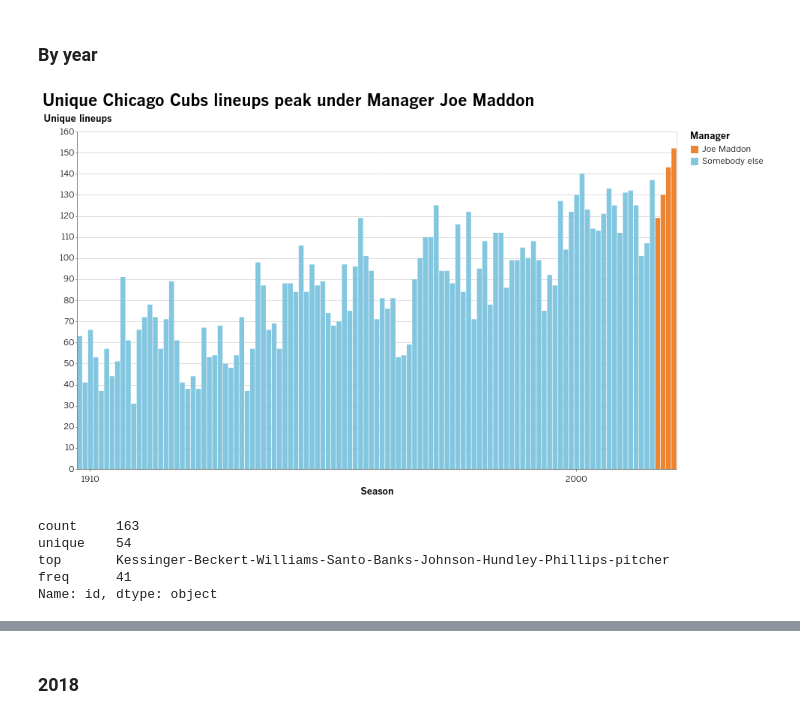
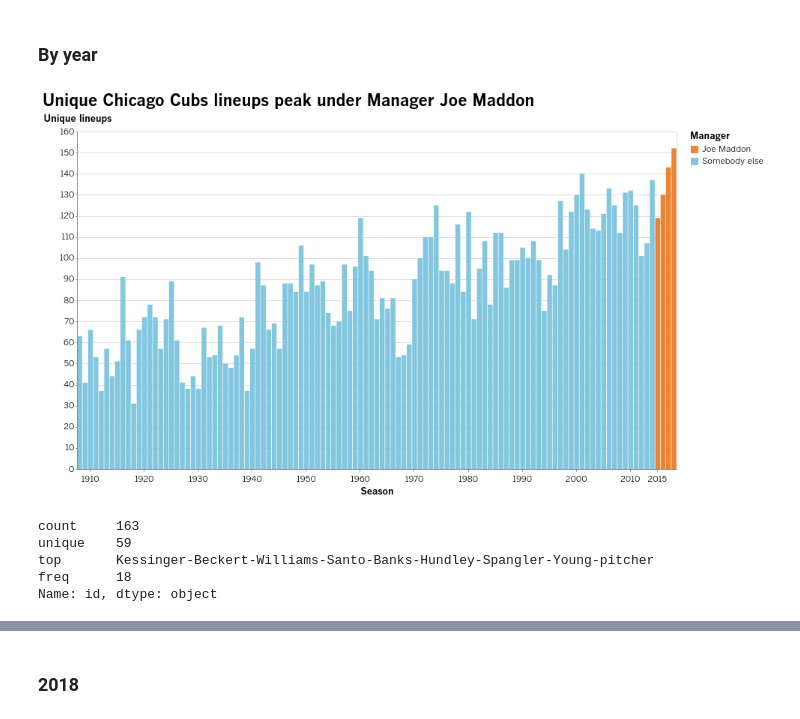
Before and after one commit to palewire/baseball-notebooks, a Jupyter notebook: cubs-lineups.ipynb, the cells around one changed output, grey strips where cells are left out. Saved outputs shown, nothing was run; the diff lists cells and outputs as text; code cells hidden in the pictures.

```diff
--- a/cubs-lineups.ipynb
+++ b/cubs-lineups.ipynb
@@ -55,32 +55,33 @@ alt.Chart(lineups_by_year).mark_bar().encode(
             1910,
             1920,
             1930,
             1940,
             1950,
             1960,
             1970,
             1980,
             1990,
             2000,
             2010,
+            2015
         ])
     ),
     y=alt.Y(
         "lineups:Q",
         title="Unique lineups"
     ),
     color=alt.Color(
         "manager:N",
         title="Manager",
         scale=alt.Scale(
             domain=['Joe Maddon', 'Somebody else'],
             range=[lat.palette['highlight'], lat.palette['default']]
         )
     )
 ).properties(
     width=800,
     title="Unique Chicago Cubs lineups peak under Manager Joe Maddon"
 )
 # %% [output]
-[figure, old version]
+[figure, new version]
 # %%
@@ -88,9 +89,9 @@ df_1968 = df[df.year == 1968]
 # %%
-df_1968.id.describe()
+df_1969.id.describe()
 # %% [output]
 count     163
-unique    54
-top       Kessinger-Beckert-Williams-Santo-Banks-Johnson-Hundley-Phillips-pitcher
-freq      41
+unique    59
+top       Kessinger-Beckert-Williams-Santo-Banks-Hundley-Spangler-Young-pitcher
+freq      18
 Name: id, dtype: object
 # %%
```
Also changed, not shown: parts of 3 cells of this notebook.
